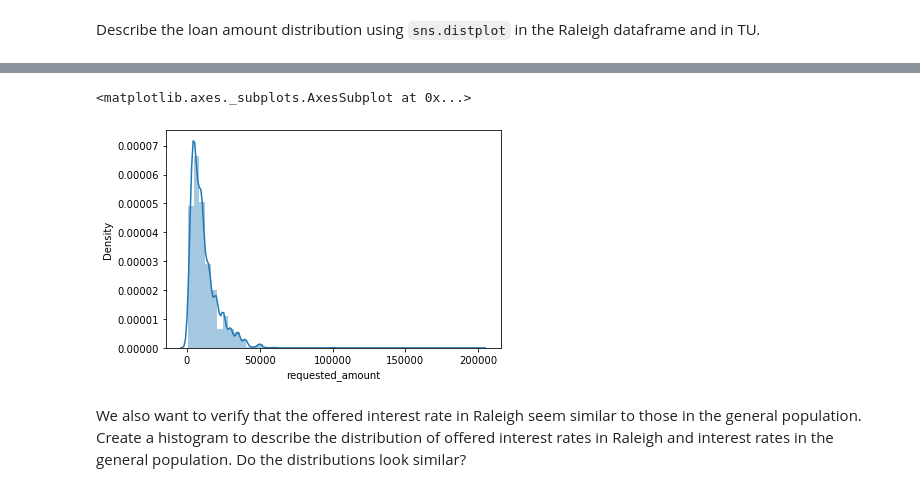
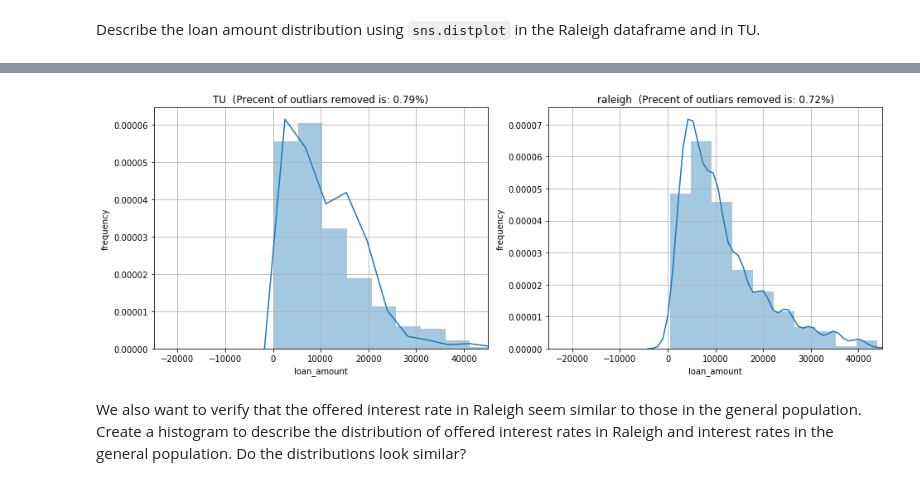
Before and after one commit to Pagaya-Pro/PagayaPro2021, a Jupyter notebook: assignments/solution/assignment1_naor_and_matan.ipynb, the cells around one changed output, grey strips where cells are left out. Drawn from its saved outputs; the diff is of its cells as text; code cells hidden in the pictures.

```diff
--- a/assignments/solution/assignment1_naor_and_matan.ipynb
+++ b/assignments/solution/assignment1_naor_and_matan.ipynb
@@ -194,8 +225,7 @@ sns.distplot(tu_data.loan_amnt)
-# %%
-sns.distplot(raleigh_df.requested_amount)
-# %% [output]
-<matplotlib.axes._subplots.AxesSubplot at 0x...>
-[figure, removed]
+# %%
+plot_density_histogram([df.loan_amnt for df in  df_list],'loan_amount','frequency',df_title_list,func_flag='seaborn')
+# %% [output]
+[figure, added]
 # %% [markdown]
 We also want to verify that the offered interest rate in Raleigh seem similar to those in the general population.
 Create a histogram to describe the distribution of offered interest rates in Raleigh and interest rates in the general population. Do the distributions look similar?
```
Also changed, not shown: parts of 90 cells of this notebook.
